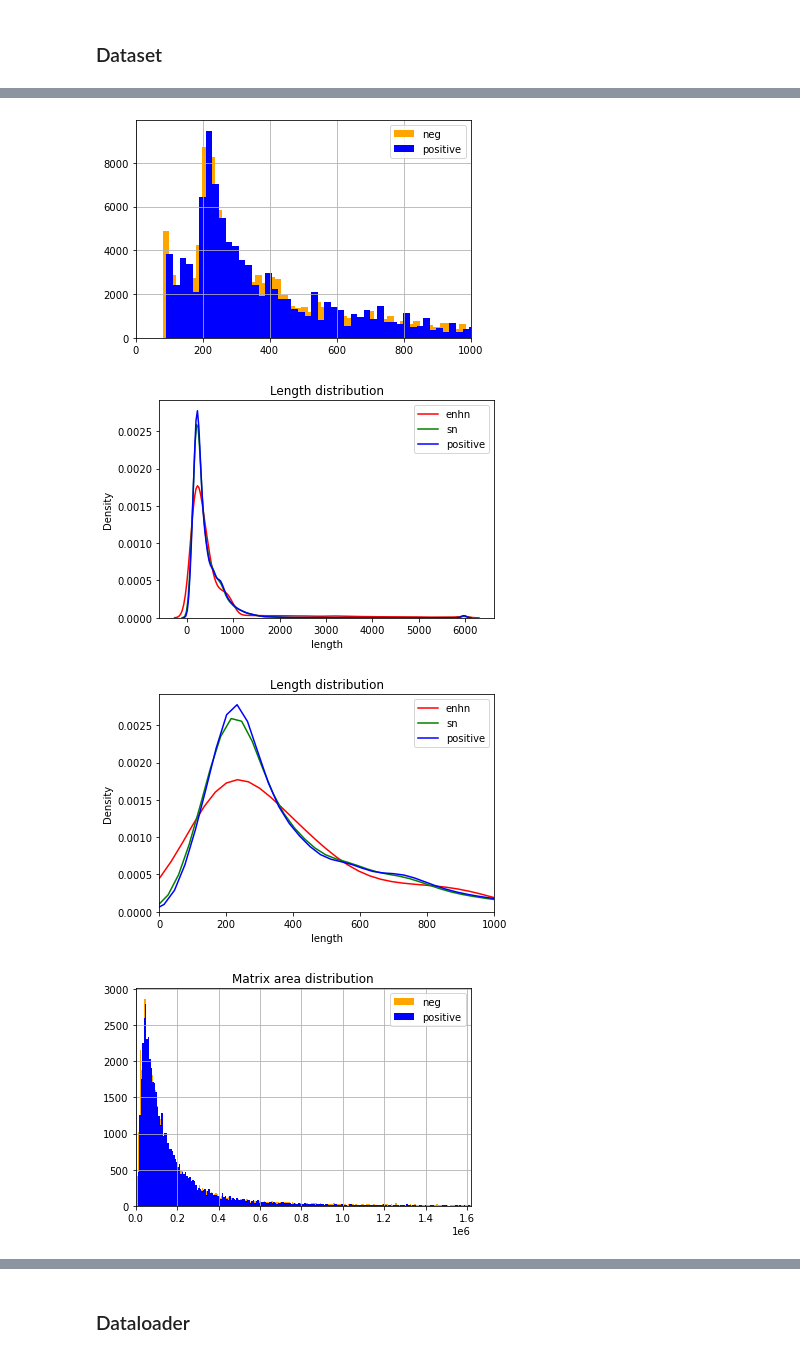
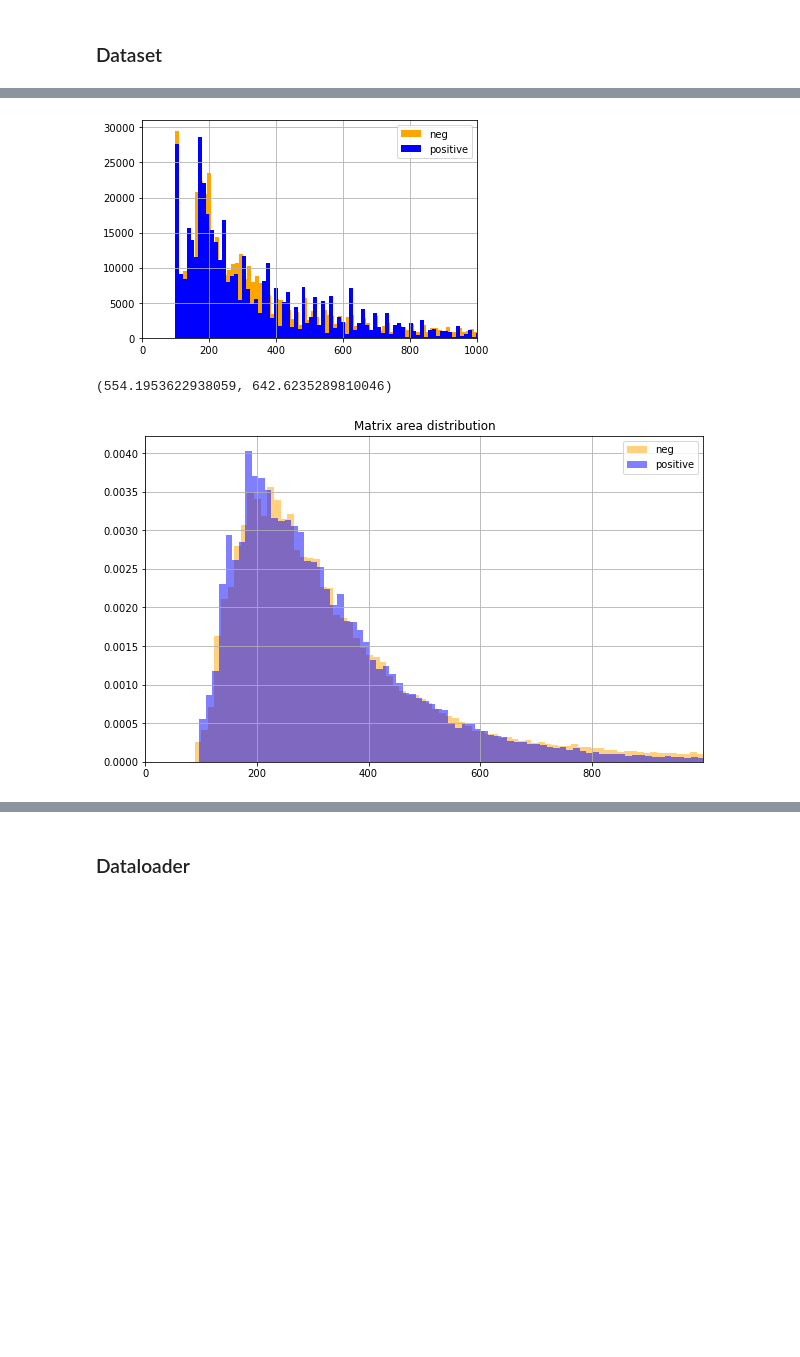
Before and after one commit to giorgiobini/RIME, a Jupyter notebook: src/Decide_hyperparameters_dataloader.ipynb, the cells around one changed output, grey strips where cells are left out. Drawn from its saved outputs; the diff is of its cells as text; code cells hidden in the pictures; blank space fills up the shorter version.

```diff
--- a/src/Decide_hyperparameters_dataloader.ipynb
+++ b/src/Decide_hyperparameters_dataloader.ipynb
@@ -63,7 +59,7 @@ from config import *
 # %%
 DIMENSION = 200
 FINETUNING = False
-TRAIN_HQ = True
+TRAIN_HQ = False
 SPECIE = 'all'
 
 scaling_factor = 5
@@ -84,7 +80,7 @@ proportion_en = 0.2
 # %% [markdown]
 ### Dataset
 # %%
-n_epochs = 5
+n_epochs = 10
 sn_len_1 = []
 sn_len_2 = []
 enhn_len_1 = []
@@ -103,7 +99,7 @@ for epoch in tqdm(range(n_epochs)):
         if sample.interacting:
             pos_len_1.append(box.x2-box.x1)
             pos_len_2.append(box.y2-box.y1)
-            matrix_area_pos.append((box.x2-box.x1)*(box.y2-box.y1))
+            matrix_area_pos.append(np.sqrt((box.x2-box.x1)*(box.y2-box.y1)))
         else:
             if sample.policy == 'smartneg':
                 sn_len_1.append(box.x2-box.x1)
@@ -111,7 +107,7 @@ for epoch in tqdm(range(n_epochs)):
             else:
                 enhn_len_1.append(box.x2-box.x1)
                 enhn_len_2.append(box.y2-box.y1)
-            matrix_area_neg.append((box.x2-box.x1)*(box.y2-box.y1))
+            matrix_area_neg.append(np.sqrt((box.x2-box.x1)*(box.y2-box.y1)))
 
         g1 = re.search('(.*)_(.*)_(.*)', sample.gene1).group(1)
         g2 = re.search('(.*)_(.*)_(.*)', sample.gene2).group(1)
@@ -151,37 +147,26 @@ plt.xlim((0,1_000))
 # %%
-df_len[(df_len.label == 'sn')|(df_len.label == 'enhn')].length.hist(bins = 300, color = 'orange', label = 'neg')
-df_len[df_len.label == 'p'].length.hist(bins = 300, color = 'blue', label = 'positive')
+df_len[(df_len.label == 'sn')|(df_len.label == 'enhn')].length.hist(bins = 500, color = 'orange', label = 'neg')
+df_len[df_len.label == 'p'].length.hist(bins = 500, color = 'blue', label = 'positive')
 plt.legend()
 plt.xlim((0,1_000))
 plt.show()
 # %% [output]
-[figure, old version]
+[figure, new version]
+# %%
+q = 0.9
+np.quantile(matrix_area_pos, q), np.quantile(matrix_area_neg, q)
+# %% [output]
+(554.1953622938059, 642.6235289810046)
 # %%
-sns.kdeplot(df_len[df_len.label == 'enhn'].length, color = 'red', label = 'enhn')
-sns.kdeplot(df_len[df_len.label == 'sn'].length, color = 'green', label = 'sn')
-sns.kdeplot(df_len[df_len.label == 'p'].length, color = 'blue', label = 'positive')
-plt.title(f'Length distribution')
-plt.legend()
-plt.show()
-
-sns.kdeplot(df_len[df_len.label == 'enhn'].length, color = 'red', label = 'enhn')
-sns.kdeplot(df_len[df_len.label == 'sn'].length, color = 'green', label = 'sn')
-sns.kdeplot(df_len[df_len.label == 'p'].length, color = 'blue', label = 'positive')
-plt.title(f'Length distribution')
-plt.legend()
-plt.xlim((0,1_000))
-plt.show()
-
-pd.Series(matrix_area_neg).hist(bins = 5_000, label = 'neg', color = 'orange')
-pd.Series(matrix_area_pos).hist(bins = 5_000, label = 'positive', color = 'blue')
+plt.figure(figsize = (10, 6))
+pd.Series(matrix_area_neg).hist(bins=500, label='neg', color='orange', alpha=0.5, density = True)  # Set transparency for neg
+pd.Series(matrix_area_pos).hist(bins=500, label='positive', color='blue', alpha=0.5, density = True)  # Set transparency for positive
 plt.title(f'Matrix area distribution')
 plt.legend()
-plt.xlim((0,np.mean(matrix_area_pos) * 8))
+plt.xlim((0, np.mean(matrix_area_pos) * 3))
 plt.show()
 # %% [output]
-[figure, old version]
+[figure, new version]
-[figure, removed]
-[figure, removed]
 # %%
 # plot_sample(sample, plot_interaction_negatives=True)
 # %%
```
Also changed, not shown: parts of 53 cells of this notebook, 6 other files.
